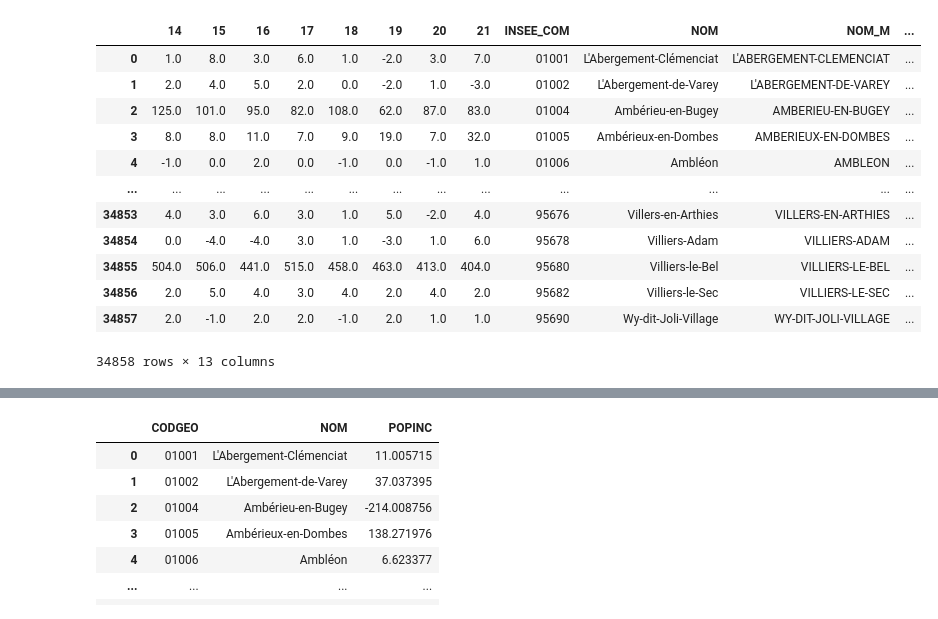
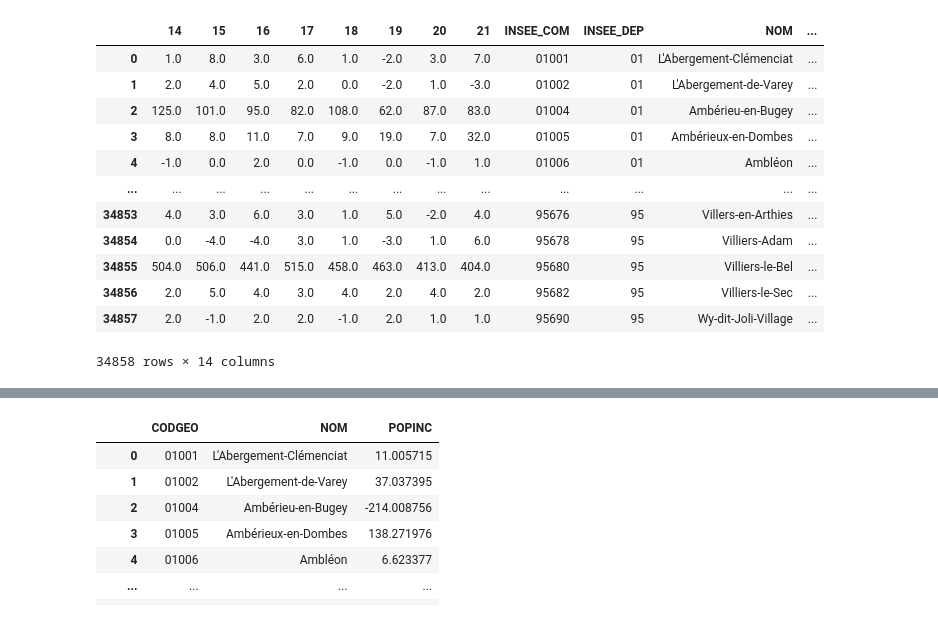
Before and after one commit to simoncappe/Projet-Info-S2--D-clin-d-mographique, a Jupyter notebook: POPINC.ipynb, the cells around one changed output, grey strips where cells are left out. Saved outputs shown, nothing was run; the diff lists cells and outputs as text; code cells hidden in the pictures.

```diff
--- a/POPINC.ipynb
+++ b/POPINC.ipynb
@@ -5,18 +5,20 @@ import matplotlib.pyplot as plt
 import geopandas
 from shapely.geometry import Point, LineString, Polygon, MultiPolygon
 # %%
-#extraction des shapefiles
+# extraction des shapefiles
 shp_arr = geopandas.read_file(
-    'data\Arrondissements municipal/ARRONDISSEMENT_MUNICIPAL.shp')#arrondissements de Paris,Lyon et Marseille
+    'data\Arrondissements municipal/ARRONDISSEMENT_MUNICIPAL.shp')  # arrondissements de Paris,Lyon et Marseille
 shp_arr['INSEE_COM'] = shp_arr['INSEE_ARM']
 shp_arr = shp_arr[['ID', 'NOM', 'NOM_M',
-                             'INSEE_COM', 'geometry']]
-shp_commune = geopandas.read_file('data\COMMUNE\COMMUNE.shp')#Communes de France
-shp_commune = shp_commune[['ID', 'NOM', 'NOM_M', 'INSEE_COM', 'geometry']]
+                   'INSEE_COM', 'geometry']]
+shp_commune = geopandas.read_file(
+    'data\COMMUNE\COMMUNE.shp')  # Communes de France
+shp_commune = shp_commune[['ID', 'NOM','INSEE_DEP', 'NOM_M', 'INSEE_COM', 'geometry']]
 gdp = shp_commune.append(shp_arr)
 gdp = gdp[(gdp.INSEE_COM != '75056') & (
     gdp.INSEE_COM != '69123') & (gdp.INSEE_COM != '13055')]
 index = list(gdp['INSEE_COM'])
-gdp = geopandas.GeoDataFrame(gdp).set_index('INSEE_COM').sort_index().reset_index()[['INSEE_COM','NOM','NOM_M','geometry']]
+gdp = geopandas.GeoDataFrame(gdp).set_index('INSEE_COM').sort_index(
+).reset_index()[['INSEE_COM','INSEE_DEP', 'NOM', 'NOM_M', 'geometry']]
 gdp
 # %% [output]
@@ -36,27 +38,28 @@ gdp
 # %%
 birth = pd.read_csv('data/base_naissances_2021.csv',
-                    sep=';', index_col='CODGEO')#naissances depuis 2014
-death = pd.read_csv('data/base_deces_2021.csv', sep=';', index_col='CODGEO')#morts depuis 2014
+                    sep=';', index_col='CODGEO')  # naissances depuis 2014
+death = pd.read_csv('data/base_deces_2021.csv', sep=';',
+                    index_col='CODGEO')  # morts depuis 2014
 DEATHS = death.rename(columns={'DECESD14': '14', 'DECESD15': '15', 'DECESD16': '16', 'DECESD17': '17', 'DECESD18': '18', 'DECESD19': '19',
-                          'DECESD20': '20', 'DECESD21': '21'})
+                               'DECESD20': '20', 'DECESD21': '21'})
 BIRTHS = birth.rename(columns={'NAISD14': '14', 'NAISD15': '15', 'NAISD16': '16', 'NAISD17': '17', 'NAISD18': '18', 'NAISD19': '19',
-                          'NAISD20': '20', 'NAISD21': '21'})
+                               'NAISD20': '20', 'NAISD21': '21'})
 NETNAT = (BIRTHS-DEATHS).merge(gdp, how='right',
-                             left_on='CODGEO', right_on='INSEE_COM')#NATURAL CHANGE
-NETNAT['AVG'] = NETNAT[NETNAT.columns[0:8]].sum(axis = 1)
+                               left_on='CODGEO', right_on='INSEE_COM')  # NATURAL CHANGE
+NETNAT['TOT'] = NETNAT[NETNAT.columns[0:8]].sum(axis=1)
 NETNAT
 # %% [output]
-|  | 14 | 15 | 16 | 17 | 18 | 19 | 20 | 21 | INSEE_COM | NOM | NOM_M | ... |
-| 0 | 1.0 | 8.0 | 3.0 | 6.0 | 1.0 | -2.0 | 3.0 | 7.0 | 01001 | L'Abergement-Clémenciat | L'ABERGEMENT-CLEMENCIAT | ... |
-| 1 | 2.0 | 4.0 | 5.0 | 2.0 | 0.0 | -2.0 | 1.0 | -3.0 | 01002 | L'Abergement-de-Varey | L'ABERGEMENT-DE-VAREY | ... |
-| 2 | 125.0 | 101.0 | 95.0 | 82.0 | 108.0 | 62.0 | 87.0 | 83.0 | 01004 | Ambérieu-en-Bugey | AMBERIEU-EN-BUGEY | ... |
-| 3 | 8.0 | 8.0 | 11.0 | 7.0 | 9.0 | 19.0 | 7.0 | 32.0 | 01005 | Ambérieux-en-Dombes | AMBERIEUX-EN-DOMBES | ... |
-| 4 | -1.0 | 0.0 | 2.0 | 0.0 | -1.0 | 0.0 | -1.0 | 1.0 | 01006 | Ambléon | AMBLEON | ... |
+|  | 14 | 15 | 16 | 17 | 18 | 19 | 20 | 21 | INSEE_COM | INSEE_DEP | NOM | ... |
+| 0 | 1.0 | 8.0 | 3.0 | 6.0 | 1.0 | -2.0 | 3.0 | 7.0 | 01001 | 01 | L'Abergement-Clémenciat | ... |
+| 1 | 2.0 | 4.0 | 5.0 | 2.0 | 0.0 | -2.0 | 1.0 | -3.0 | 01002 | 01 | L'Abergement-de-Varey | ... |
+| 2 | 125.0 | 101.0 | 95.0 | 82.0 | 108.0 | 62.0 | 87.0 | 83.0 | 01004 | 01 | Ambérieu-en-Bugey | ... |
+| 3 | 8.0 | 8.0 | 11.0 | 7.0 | 9.0 | 19.0 | 7.0 | 32.0 | 01005 | 01 | Ambérieux-en-Dombes | ... |
+| 4 | -1.0 | 0.0 | 2.0 | 0.0 | -1.0 | 0.0 | -1.0 | 1.0 | 01006 | 01 | Ambléon | ... |
 | ... | ... | ... | ... | ... | ... | ... | ... | ... | ... | ... | ... | ... |
-| 34853 | 4.0 | 3.0 | 6.0 | 3.0 | 1.0 | 5.0 | -2.0 | 4.0 | 95676 | Villers-en-Arthies | VILLERS-EN-ARTHIES | ... |
-| 34854 | 0.0 | -4.0 | -4.0 | 3.0 | 1.0 | -3.0 | 1.0 | 6.0 | 95678 | Villiers-Adam | VILLIERS-ADAM | ... |
-| 34855 | 504.0 | 506.0 | 441.0 | 515.0 | 458.0 | 463.0 | 413.0 | 404.0 | 95680 | Villiers-le-Bel | VILLIERS-LE-BEL | ... |
-| 34856 | 2.0 | 5.0 | 4.0 | 3.0 | 4.0 | 2.0 | 4.0 | 2.0 | 95682 | Villiers-le-Sec | VILLIERS-LE-SEC | ... |
-| 34857 | 2.0 | -1.0 | 2.0 | 2.0 | -1.0 | 2.0 | 1.0 | 1.0 | 95690 | Wy-dit-Joli-Village | WY-DIT-JOLI-VILLAGE | ... |
+| 34853 | 4.0 | 3.0 | 6.0 | 3.0 | 1.0 | 5.0 | -2.0 | 4.0 | 95676 | 95 | Villers-en-Arthies | ... |
+| 34854 | 0.0 | -4.0 | -4.0 | 3.0 | 1.0 | -3.0 | 1.0 | 6.0 | 95678 | 95 | Villiers-Adam | ... |
+| 34855 | 504.0 | 506.0 | 441.0 | 515.0 | 458.0 | 463.0 | 413.0 | 404.0 | 95680 | 95 | Villiers-le-Bel | ... |
+| 34856 | 2.0 | 5.0 | 4.0 | 3.0 | 4.0 | 2.0 | 4.0 | 2.0 | 95682 | 95 | Villiers-le-Sec | ... |
+| 34857 | 2.0 | -1.0 | 2.0 | 2.0 | -1.0 | 2.0 | 1.0 | 1.0 | 95690 | 95 | Wy-dit-Joli-Village | ... |
-34858 rows × 13 columns
+34858 rows × 14 columns
 # %%
```
Also changed, not shown: parts of 7 cells of this notebook, 1 other file.
